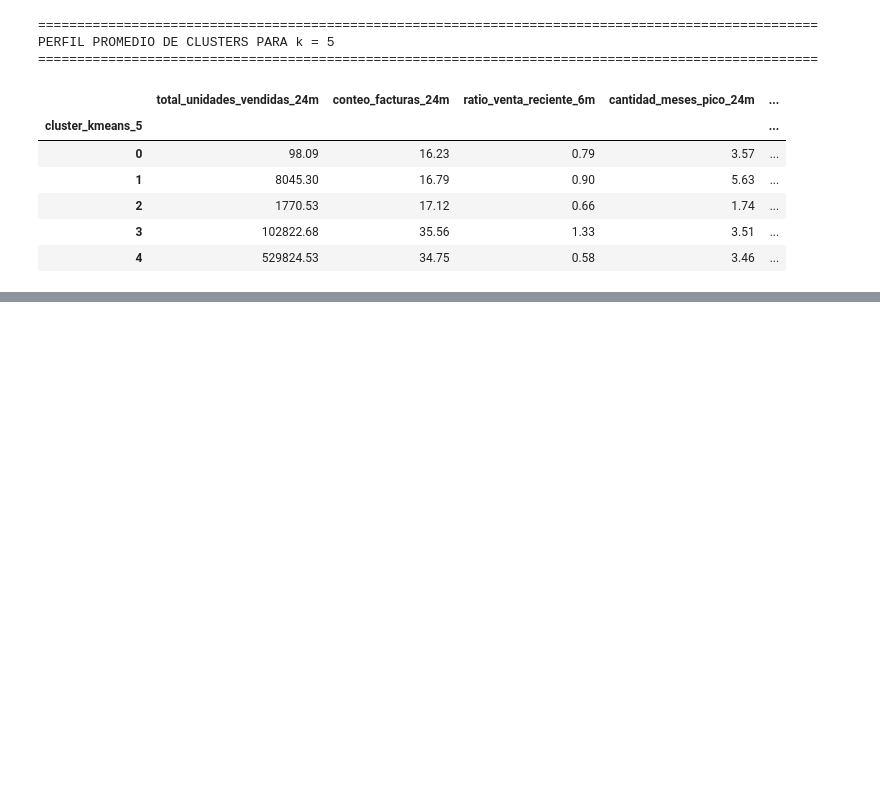
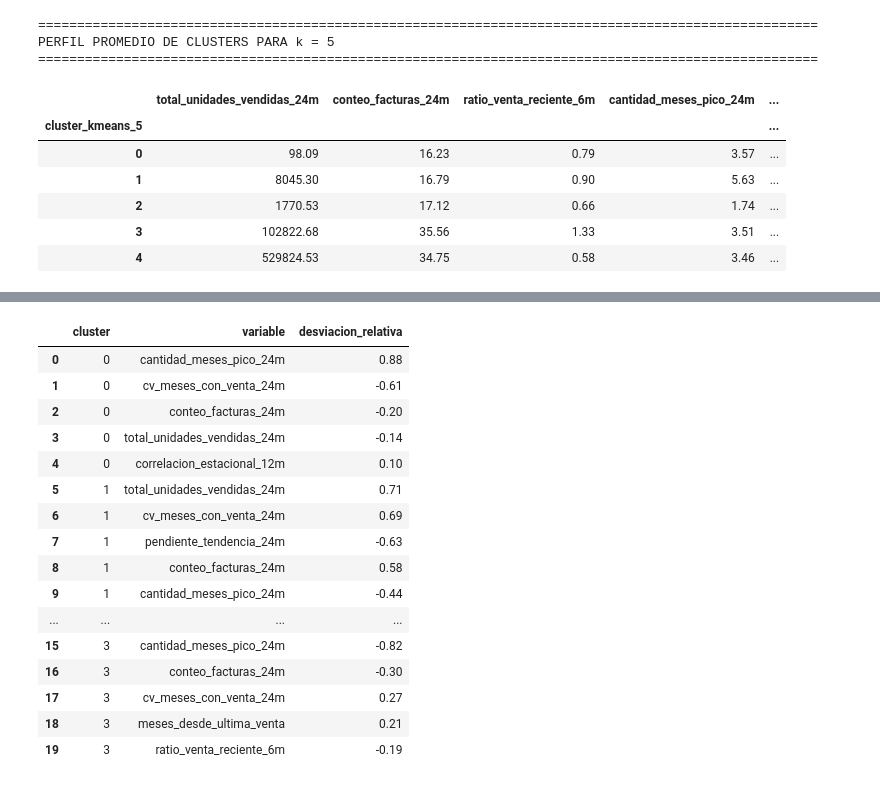
Before and after one commit to choppeb7/Tesis-Master-AI, a Jupyter notebook: 4_cluterizacion_articulos.ipynb, the cells around one changed output, grey strips where cells are left out. Saved outputs shown, nothing was run; the diff lists cells and outputs as text; code cells hidden in the pictures; blank space fills up the shorter version.

```diff
--- a/4_cluterizacion_articulos.ipynb
+++ b/4_cluterizacion_articulos.ipynb
@@ -1061,0 +1215,18 @@ PERFIL PROMEDIO DE CLUSTERS PARA k = 5
+# %%
+# ============================================================
+# 6. Perfil relativo del cluster contra el promedio global
+# ============================================================
+# Se calcula cuántas desviaciones estándar se aleja cada cluster
+# del comportamiento promedio general.
+# ============================================================
+
+media_global = df_cluster[variables_cluster_final].mean()
+std_global = df_cluster[variables_cluster_final].std().replace(0, np.nan)
+
+perfil_relativo_clusters = (
+    perfil_media_original - media_global
+) / std_global
+
+perfil_relativo_clusters = perfil_relativo_clusters.round(2)
+
+perfil_relativo_clusters
@@ -1061,0 +1240,50 @@ PERFIL PROMEDIO DE CLUSTERS PARA k = 5
+# %%
+# ============================================================
+# 7. Variables más distintivas por cluster
+# ============================================================
+# Se identifican las variables con mayor desviación absoluta
+# respecto al promedio global.
+# ============================================================
+
+top_variables_por_cluster = []
+
+for cluster in perfil_relativo_clusters.index:
+    serie_cluster = perfil_relativo_clusters.loc[cluster]
+
+    variables_mas_altas = (
+        serie_cluster
+        .abs()
+        .sort_values(ascending=False)
+        .head(5)
+        .index
+        .tolist()
+    )
+
+    for variable in variables_mas_altas:
+        top_variables_por_cluster.append({
+            "cluster": cluster,
+            "variable": variable,
+            "desviacion_relativa": serie_cluster[variable]
+        })
+
+df_top_variables_cluster = pd.DataFrame(top_variables_por_cluster)
+
+df_top_variables_cluster
+# %% [output]
+|  | cluster | variable | desviacion_relativa |
+| 0 | 0 | cantidad_meses_pico_24m | 0.88 |
+| 1 | 0 | cv_meses_con_venta_24m | -0.61 |
+| 2 | 0 | conteo_facturas_24m | -0.20 |
+| 3 | 0 | total_unidades_vendidas_24m | -0.14 |
+| 4 | 0 | correlacion_estacional_12m | 0.10 |
+| 5 | 1 | total_unidades_vendidas_24m | 0.71 |
+| 6 | 1 | cv_meses_con_venta_24m | 0.69 |
+| 7 | 1 | pendiente_tendencia_24m | -0.63 |
+| 8 | 1 | conteo_facturas_24m | 0.58 |
+| 9 | 1 | cantidad_meses_pico_24m | -0.44 |
+| ... | ... | ... | ... |
+| 15 | 3 | cantidad_meses_pico_24m | -0.82 |
+| 16 | 3 | conteo_facturas_24m | -0.30 |
+| 17 | 3 | cv_meses_con_venta_24m | 0.27 |
+| 18 | 3 | meses_desde_ultima_venta | 0.21 |
+| 19 | 3 | ratio_venta_reciente_6m | -0.19 |
```
Also changed, not shown: parts of 10 cells of this notebook.
